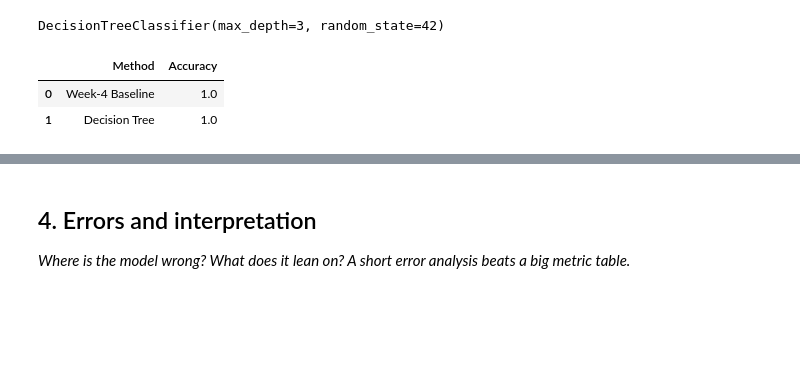
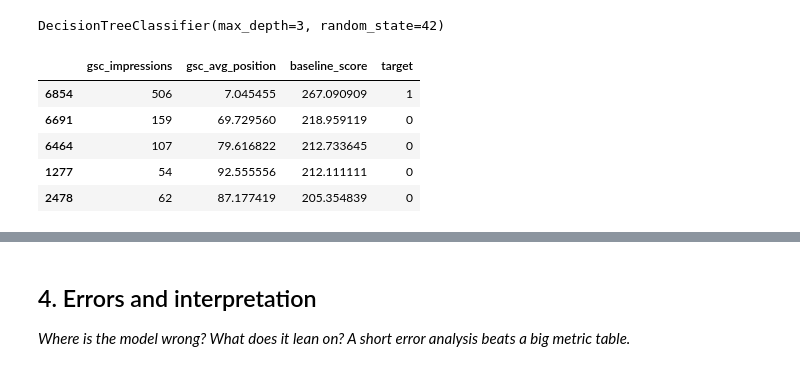
Before and after one commit to a-demesa/flyrank-ml, a Jupyter notebook: work/notebooks/w05_model.ipynb, the cells around one changed output, grey strips where cells are left out. Saved outputs shown, nothing was run; the diff lists cells and outputs as text; code cells hidden in the pictures; blank space fills up the shorter version.

```diff
--- a/work/notebooks/w05_model.ipynb
+++ b/work/notebooks/w05_model.ipynb
@@ -99,28 +84,27 @@ model_accuracy = accuracy_score(
     predictions
 )
 # %%
-baseline_predictions = (
-    X_test["gsc_clicks"] > 0
-).astype(int)
+# Create the Week-4 baseline score using only non-target features
 
-baseline_accuracy = accuracy_score(
-    y_test,
-    baseline_predictions
+baseline_test = X_test.copy()
+
+baseline_test["baseline_score"] = (
+    baseline_test["gsc_impressions"] * 0.5
+    + baseline_test["gsc_avg_position"] * 2
 )
+
+baseline_test["target"] = y_test.values
+
+baseline_test = baseline_test.sort_values(
+    "baseline_score",
+    ascending=False
+)
+
+baseline_test.head()
+# %% [output]
+|  | gsc_impressions | gsc_avg_position | baseline_score | target |
+| 6854 | 506 | 7.045455 | 267.090909 | 1 |
+| 6691 | 159 | 69.729560 | 218.959119 | 0 |
+| 6464 | 107 | 79.616822 | 212.733645 | 0 |
+| 1277 | 54 | 92.555556 | 212.111111 | 0 |
+| 2478 | 62 | 87.177419 | 205.354839 | 0 |
-# %%
-comparison = pd.DataFrame({
-    "Method":[
-        "Week-4 Baseline",
-        "Decision Tree"
-    ],
-    "Accuracy":[
-        baseline_accuracy,
-        model_accuracy
-    ]
-})
-
-comparison
-# %% [output]
-|  | Method | Accuracy |
-| 0 | Week-4 Baseline | 1.0 |
-| 1 | Decision Tree | 1.0 |
```
Also changed, not shown: parts of 9 cells of this notebook.
